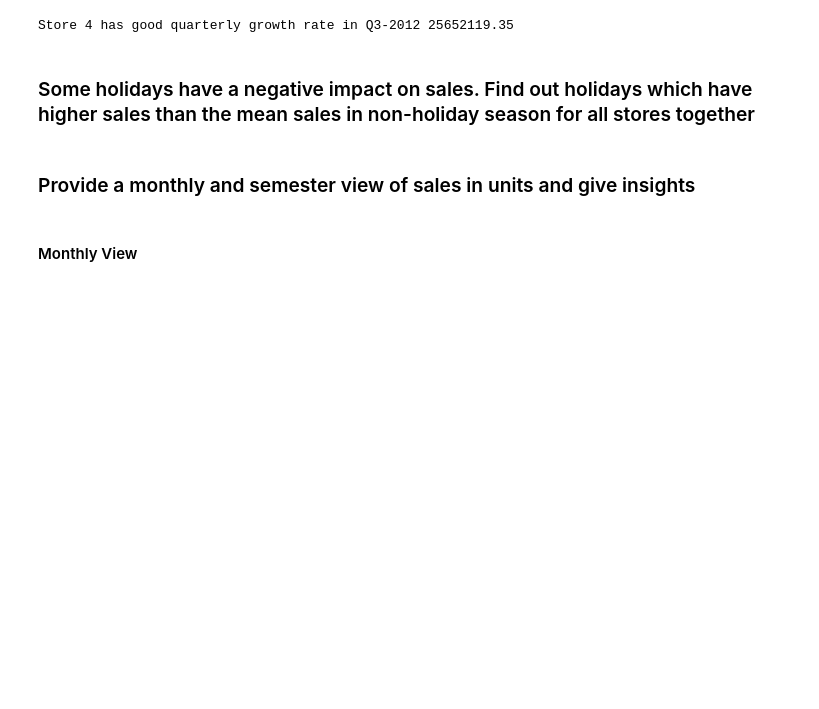
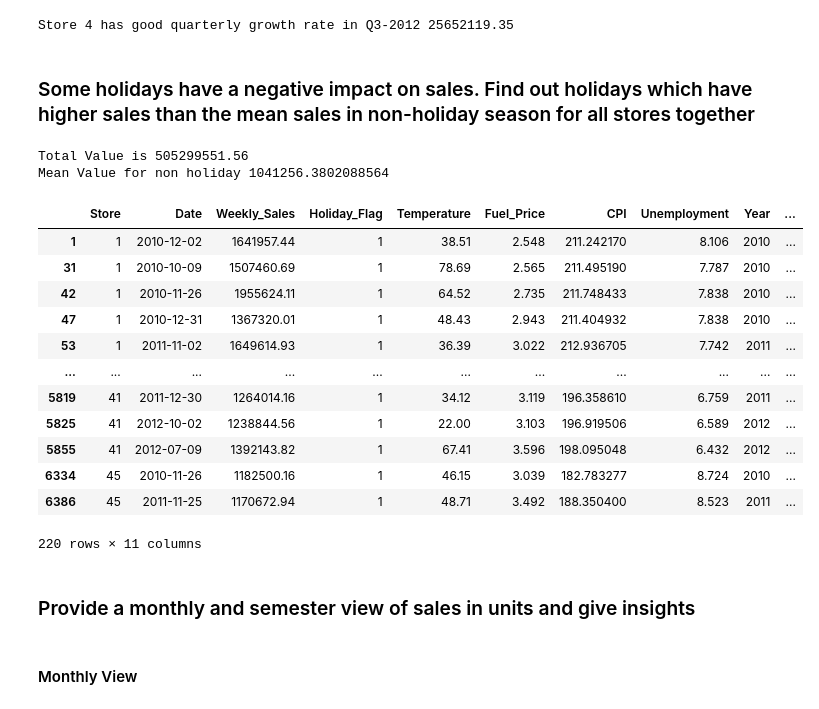
Before and after one commit to swarup4/Retail-Analysis-with-Walmart-Data, a Jupyter notebook: Walmart.ipynb, the cells around one changed output. Saved outputs shown, nothing was run; the diff lists cells and outputs as text; code cells hidden in the pictures; blank space fills up the shorter version.

Commit message:
Add Mean value for non holiday Data

```diff
--- a/Walmart.ipynb
+++ b/Walmart.ipynb
@@ -78,6 +88,31 @@ print("Store {} has good quarterly growth rate in Q3-2012 {}".format(quarter_val
 Store 4 has good quarterly growth rate in Q3-2012 25652119.35
 # %% [markdown]
 ### Some holidays have a negative impact on sales. Find out holidays which have higher sales than the mean sales in non-holiday season for all stores together
+# %%
+total = df[df['Holiday_Flag'] == 1]['Weekly_Sales'].sum()
+# mean = df['Weekly_Sales'].mean()
+mean_non_holiday = df[df['Holiday_Flag'] == 0]['Weekly_Sales'].mean()
+print('Total Value is ' + str(total))
+print('Mean Value for non holiday ' + str(mean_non_holiday))
+# %% [output]
+Total Value is 505299551.56
+Mean Value for non holiday 1041256.3802088564
+# %%
+df[(df['Holiday_Flag'] == 1) & (df['Weekly_Sales'] > mean_non_holiday)]
+# %% [output]
+|  | Store | Date | Weekly_Sales | Holiday_Flag | Temperature | Fuel_Price | CPI | Unemployment | Year | ... |
+| 1 | 1 | 2010-12-02 | 1641957.44 | 1 | 38.51 | 2.548 | 211.242170 | 8.106 | 2010 | ... |
+| 31 | 1 | 2010-10-09 | 1507460.69 | 1 | 78.69 | 2.565 | 211.495190 | 7.787 | 2010 | ... |
+| 42 | 1 | 2010-11-26 | 1955624.11 | 1 | 64.52 | 2.735 | 211.748433 | 7.838 | 2010 | ... |
+| 47 | 1 | 2010-12-31 | 1367320.01 | 1 | 48.43 | 2.943 | 211.404932 | 7.838 | 2010 | ... |
+| 53 | 1 | 2011-11-02 | 1649614.93 | 1 | 36.39 | 3.022 | 212.936705 | 7.742 | 2011 | ... |
+| ... | ... | ... | ... | ... | ... | ... | ... | ... | ... | ... |
+| 5819 | 41 | 2011-12-30 | 1264014.16 | 1 | 34.12 | 3.119 | 196.358610 | 6.759 | 2011 | ... |
+| 5825 | 41 | 2012-10-02 | 1238844.56 | 1 | 22.00 | 3.103 | 196.919506 | 6.589 | 2012 | ... |
+| 5855 | 41 | 2012-07-09 | 1392143.82 | 1 | 67.41 | 3.596 | 198.095048 | 6.432 | 2012 | ... |
+| 6334 | 45 | 2010-11-26 | 1182500.16 | 1 | 46.15 | 3.039 | 182.783277 | 8.724 | 2010 | ... |
+| 6386 | 45 | 2011-11-25 | 1170672.94 | 1 | 48.71 | 3.492 | 188.350400 | 8.523 | 2011 | ... |
+220 rows × 11 columns
 # %% [markdown]
 ### Provide a monthly and semester view of sales in units and give insights
 # %% [markdown]
```
Also changed, not shown: parts of 2 cells of this notebook.
